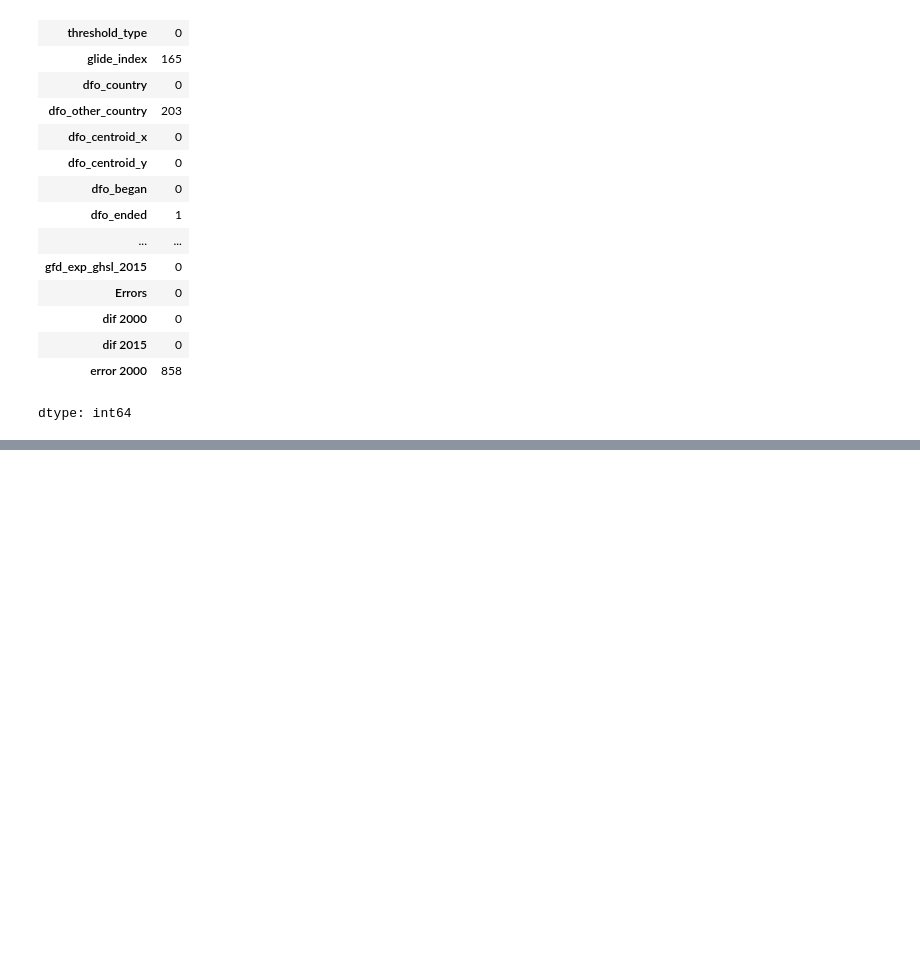
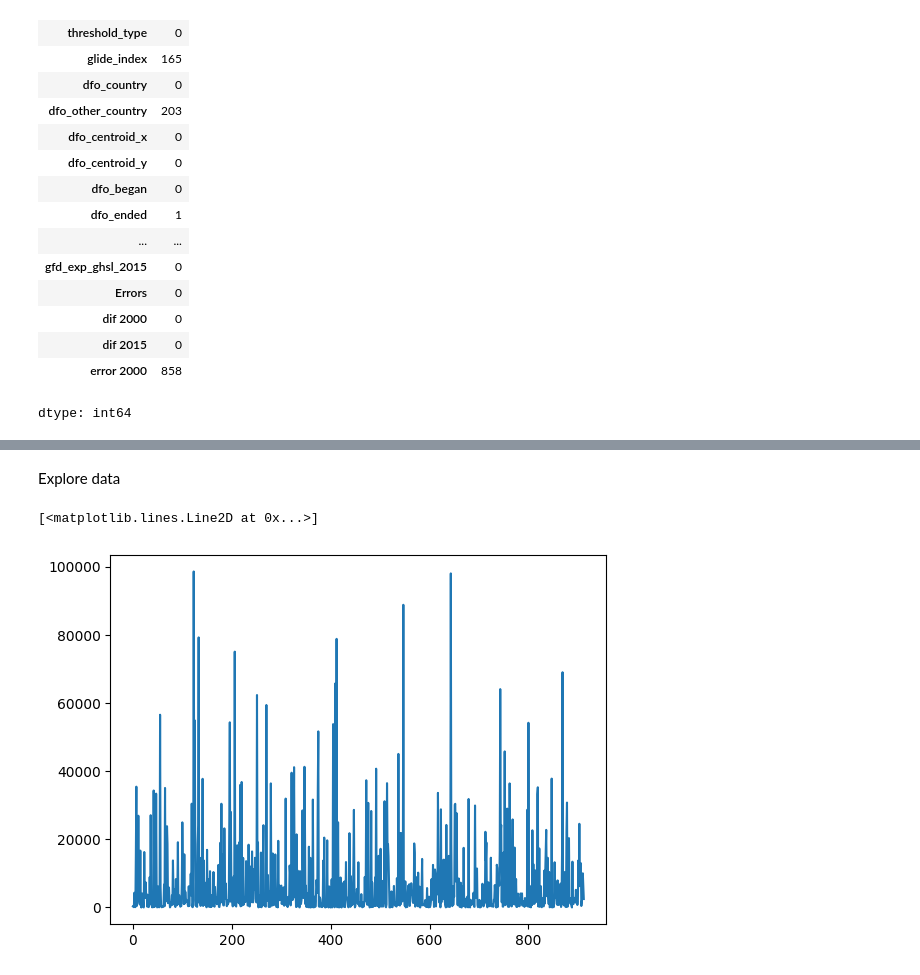
Before and after one commit to AI-Krittaya/BSC_DPDM2025, a Jupyter notebook: Ch3_Data_Prepocessing.ipynb, the cells around one changed output, grey strips where cells are left out. Cells and saved outputs as stored; diff of their text form; code cells hidden in the pictures; blank space fills up the shorter version.

```diff
--- a/Ch3_Data_Prepocessing.ipynb
+++ b/Ch3_Data_Prepocessing.ipynb
@@ -303,0 +323,2 @@ dtype: int64
+# %% [markdown]
+Explore data
@@ -303,0 +327,5 @@ dtype: int64
+# %%
+plt.plot(flood['gfd_area'])
+# %% [output]
+[<matplotlib.lines.Line2D at 0x...>]
+[figure, added]
```
Also changed, not shown: parts of 25 cells of this notebook.
